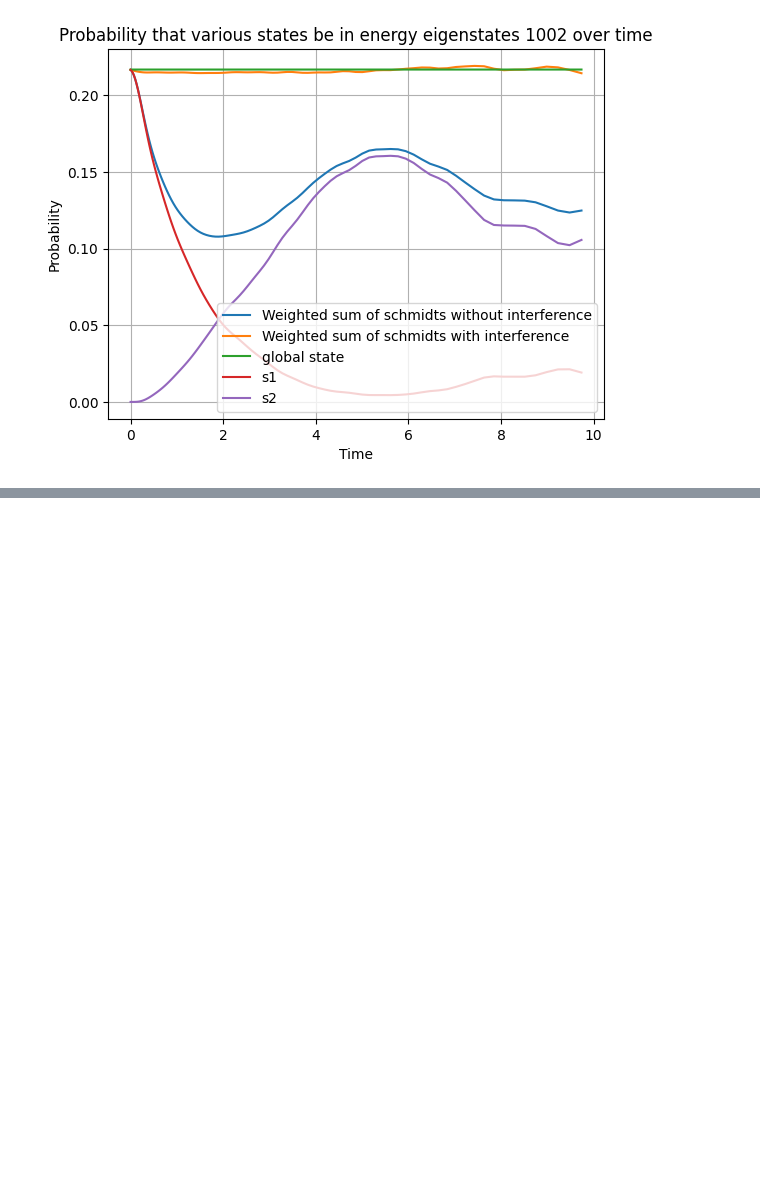
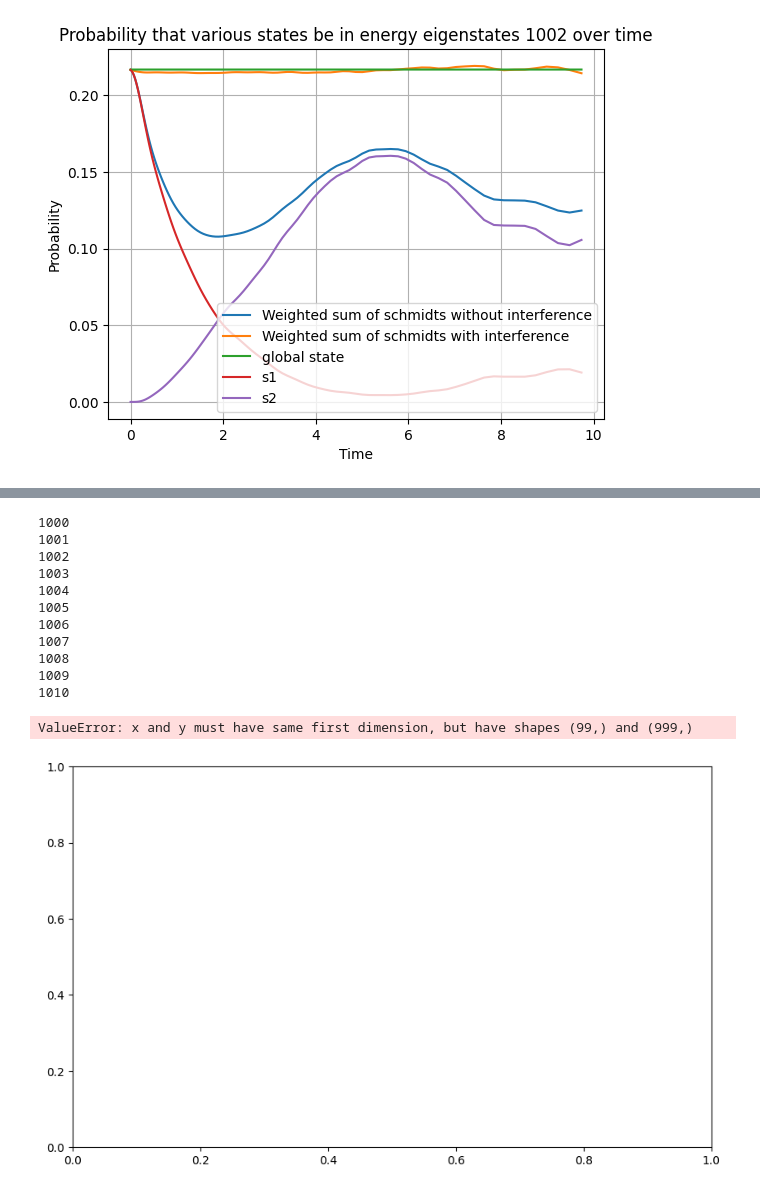
Before and after one commit to MarinAndreGirard/Quantum_Branching, a Jupyter notebook: weight_conservation.ipynb, the cells around one changed output, grey strips where cells are left out. Cells and saved outputs as stored; diff of their text form; code cells hidden in the pictures; blank space fills up the shorter version.

```diff
--- a/weight_conservation.ipynb
+++ b/weight_conservation.ipynb
@@ -208,0 +217,42 @@ print(interf)
+# %%
+#set things up
+prob_list=[]
+prob_list2=[]
+prob_list3=[]
+start_num = 1000
+end_num = 1010
+
+# Create an array of integers between start_num and end_num
+arr = np.arange(start_num, end_num + 1)
+
+for i in arr:
+    eig = eigenstates_total[i]
+    prob=[]
+    prob2=[]
+    prob3=[]
+    for idx in range(len(tlist)-1):
+        prob.append(abs(np.vdot(compute_schmidt_full(result,idx+1,1), eig)) ** 2)
+        prob2.append(abs(np.vdot(compute_schmidt_full(result,idx+1,2), eig)) ** 2)
+        prob3.append(abs(np.vdot(result.states[idx].full(), eig)) ** 2)
+
+    prob_list.append(prob)
+    prob_list2.append(prob2)
+    prob_list3.append(prob3)
+    print(i)
+#    for idx in range(len(tlist)):
+#        state = compute_schmidt_2(result,idx,2)
+#        energy_coeff.append(abs(np.vdot(state.conjugate(), eig)) ** 2)
+# %% [output]
+1000
+1001
+1002
+1003
+1004
+1005
+1006
+1007
+1008
+1009
+1010
+ValueError: x and y must have same first dimension, but have shapes (99,) and (999,)
+[figure, added]
```
Also changed, not shown: parts of 5 cells of this notebook, 20 other files.
